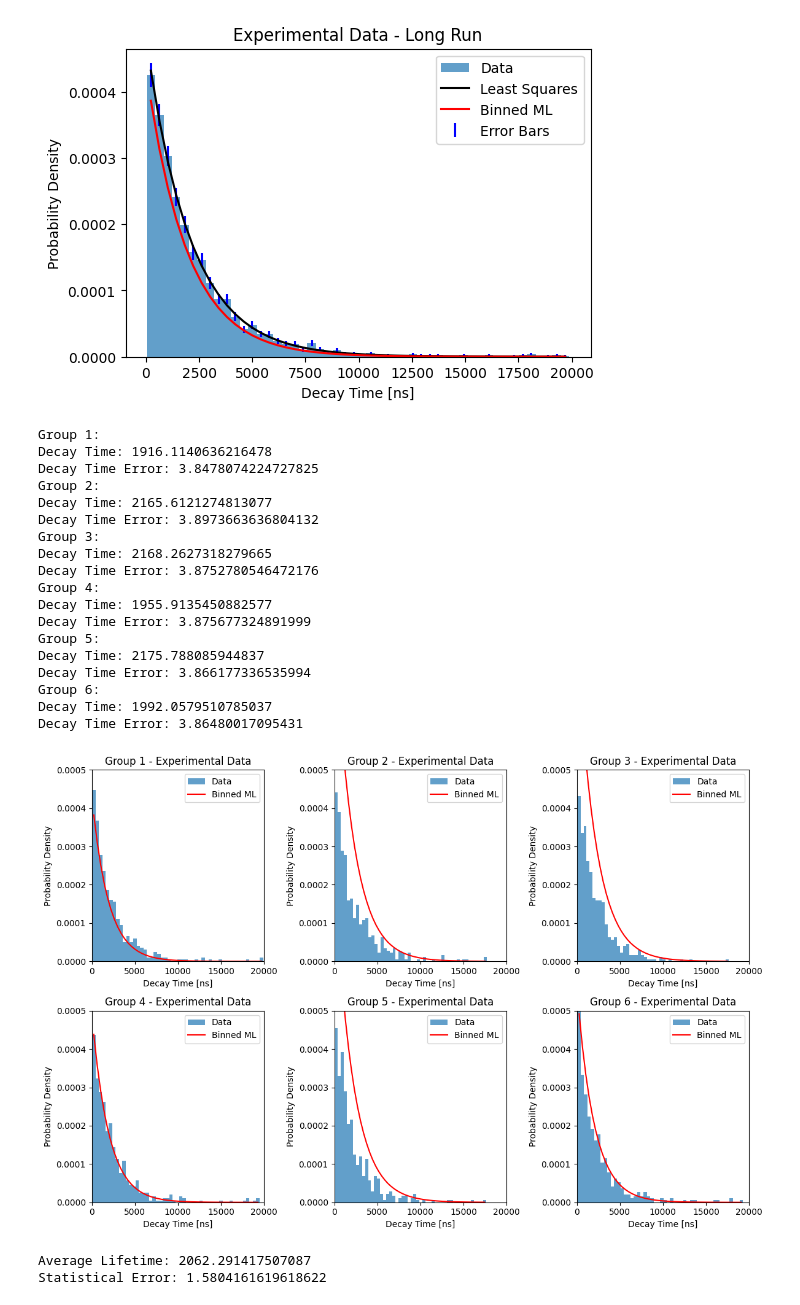
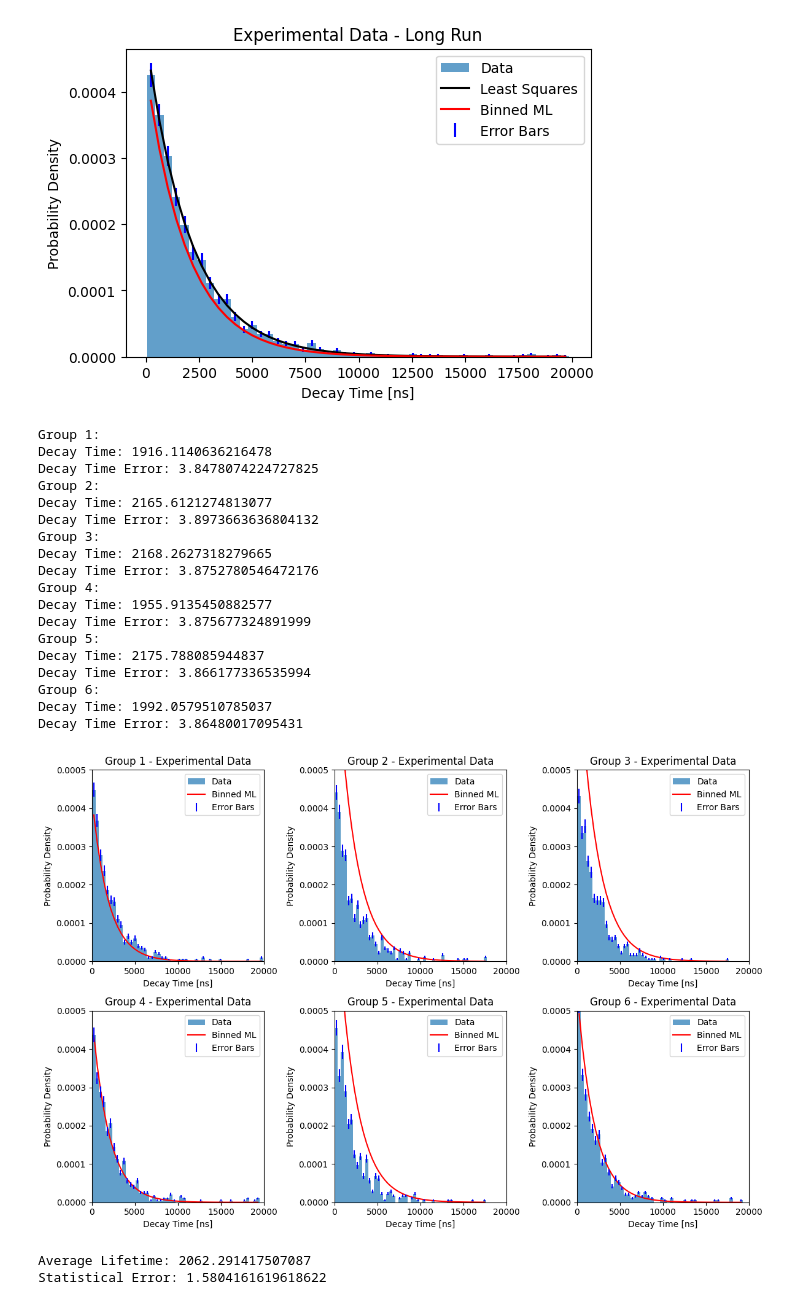
Before and after one commit to jwdesroches/phys_5318, a Jupyter notebook: experiment_4/data_processing.ipynb, the cells around one changed output. Cells and saved outputs as stored; diff of their text form; code cells hidden in the pictures.

```diff
--- a/experiment_4/data_processing.ipynb
+++ b/experiment_4/data_processing.ipynb
@@ -35,7 +34,8 @@ Lower: 21 muon decays in 159 seconds.
 Higher: 20 muon decays in 834 seconds.
 Long Run: 3296 muon decays in 178519 seconds.
 # %%
-def simulate_gaussian_cdf(mu, sigma, num_points=1000):
+# retired code
+"""def simulate_gaussian_cdf(mu, sigma, num_points=1000):
     x_values = np.linspace(mu - 4 * sigma, mu + 4 * sigma, num_points)
     cdf_values = norm.cdf(x_values, mu, sigma)
     return x_values, cdf_values
@@ -107,4 +107,5 @@ for count in simulated_counts:
 
     print("Binned Maximum Likelihood Fit - param 1 error:", np.sqrt(bml_covariance[0,0]))
     print("Binned Maximum Likelihood Fit - param 2 error:", np.sqrt(bml_covariance[1,1]))
+"""
 # %% [output]
@@ -247,6 +318,7 @@ for i in range(num_groups):
     axs[i].hist(group_data, bins=bins, density=True, label='Data', alpha=0.7)
     axs[i].plot(bin_centers, exponential_decay(bin_centers, *bml_params), color='r', label="Binned ML")
     axs[i].set_xlabel('Decay Time [ns]')
+    axs[i].errorbar(bin_centers, hist, yerr=np.sqrt(hist) / np.sqrt(len(decays) * bin_width), fmt='none', color='blue', label='Error Bars')
     axs[i].set_ylabel('Probability Density')
     axs[i].set_title(f'Group {i+1} - Experimental Data')
     axs[i].set_xlim(0,20000)
@@ -256,33 +328,33 @@ for i in range(num_groups):
     print(f"Group {i+1}:")
     print("Decay Time:", decay_time)
     print("Decay Time Error:", decay_error)
 
 plt.tight_layout()
 plt.show()
 
 average_lifetime = np.mean([lifetime[0] for lifetime in average_lifetimes])
 average_lifetime_error = np.sqrt(np.sum([lifetime[1] ** 2 for lifetime in average_lifetimes])) / num_groups
 print("Average Lifetime:", average_lifetime)
 print("Statistical Error:", average_lifetime_error)
 # %% [output]
 Group 1:
 Decay Time: 1916.1140636216478
 Decay Time Error: 3.8478074224727825
 Group 2:
 Decay Time: 2165.6121274813077
 Decay Time Error: 3.8973663636804132
 Group 3:
 Decay Time: 2168.2627318279665
 Decay Time Error: 3.8752780546472176
 Group 4:
 Decay Time: 1955.9135450882577
 Decay Time Error: 3.875677324891999
 Group 5:
 Decay Time: 2175.788085944837
 Decay Time Error: 3.866177336535994
 Group 6:
 Decay Time: 1992.0579510785037
 Decay Time Error: 3.86480017095431
-[figure, old version]
+[figure, new version]
 Average Lifetime: 2062.291417507087
 Statistical Error: 1.5804161619618622
```
Also changed, not shown: parts of 3 cells of this notebook.
